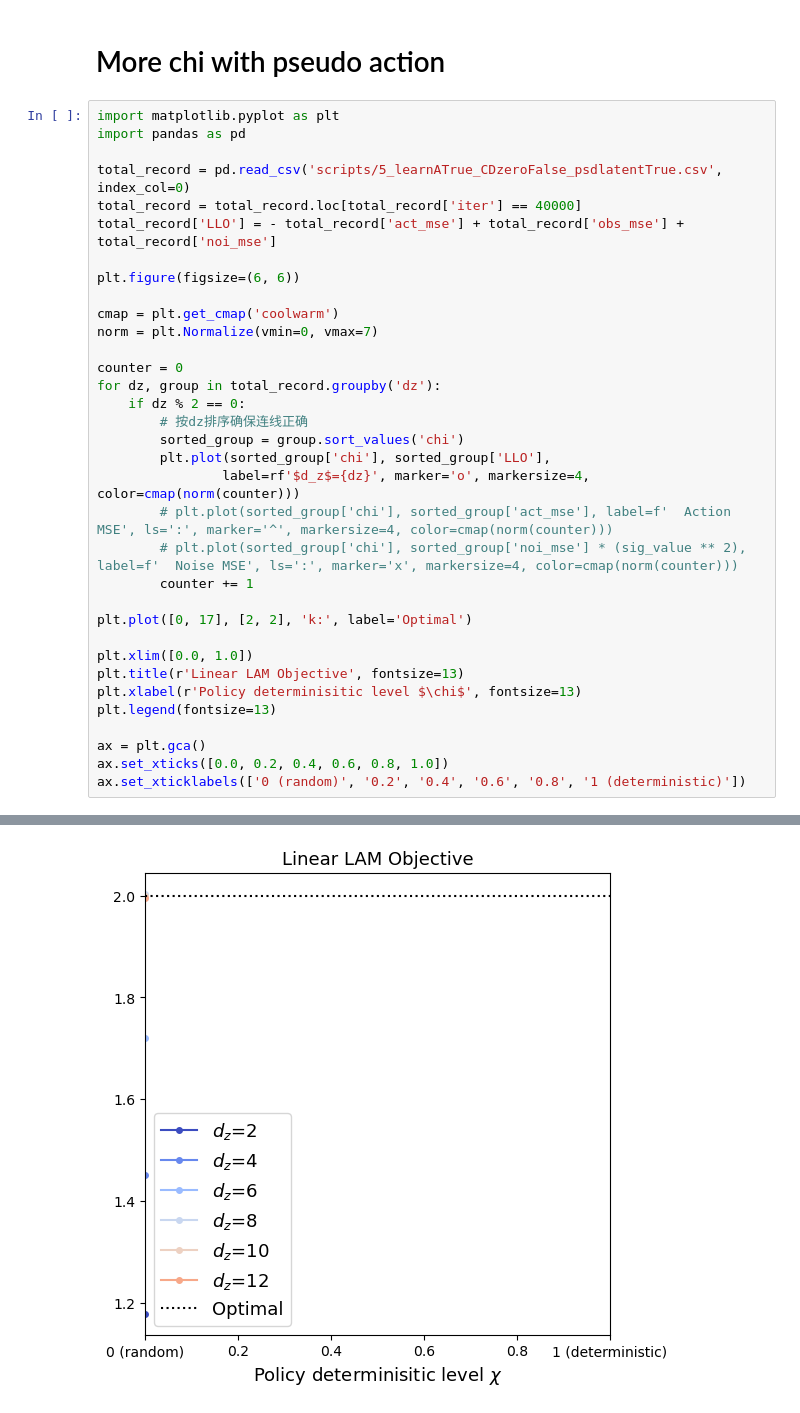
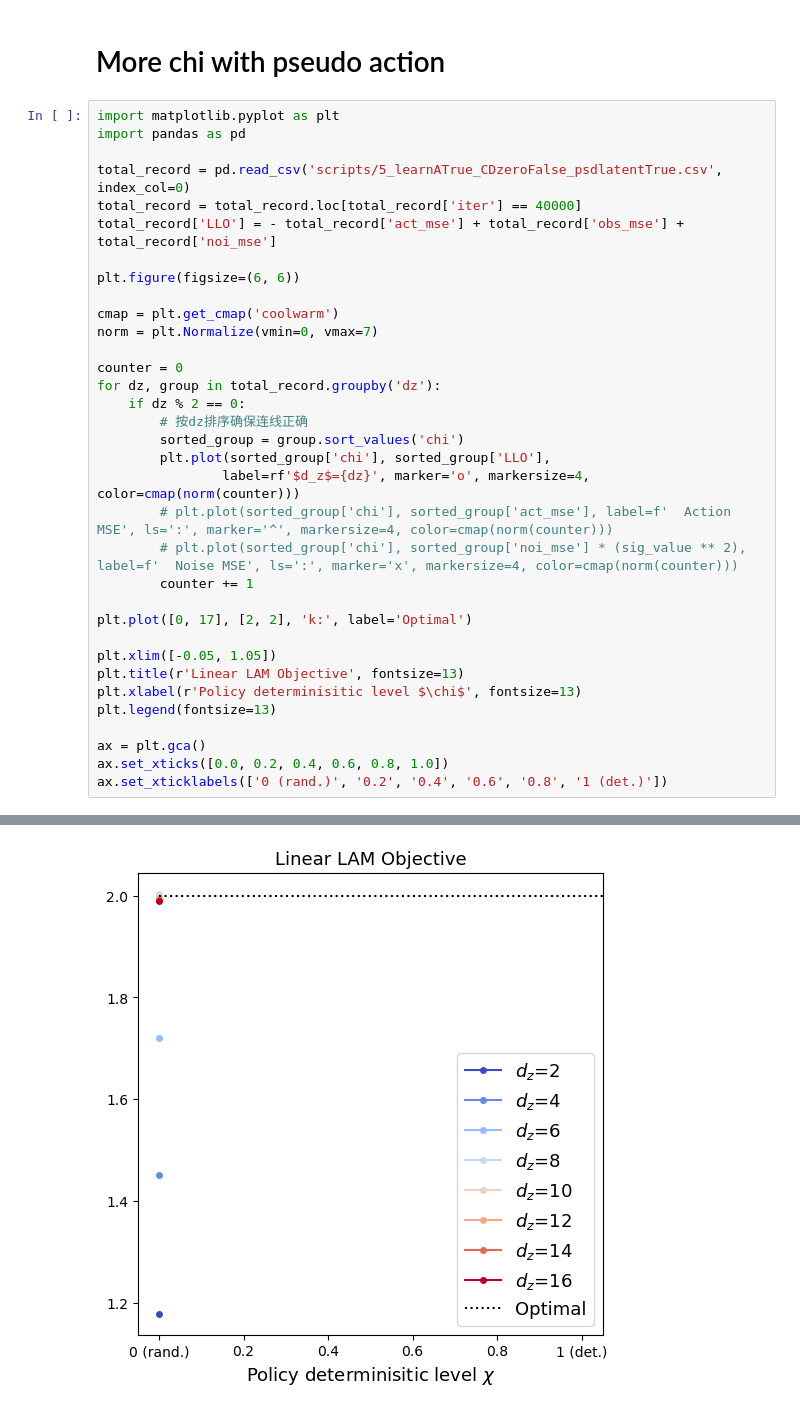
Before and after one commit to zhangchuheng123/LinearLAM, a Jupyter notebook: script20250319_new_5.ipynb, the cells around one changed output, grey strips where cells are left out. Cells and saved outputs as stored; diff of their text form.

```diff
--- a/script20250319_new_5.ipynb
+++ b/script20250319_new_5.ipynb
@@ -262,12 +262,12 @@ for dz, group in total_record.groupby('dz'):
 
 plt.plot([0, 17], [2, 2], 'k:', label='Optimal')
 
-plt.xlim([0.0, 1.0])
+plt.xlim([-0.05, 1.05])
 plt.title(r'Linear LAM Objective', fontsize=13)
 plt.xlabel(r'Policy determinisitic level $\chi$', fontsize=13)
 plt.legend(fontsize=13)
 
 ax = plt.gca()
 ax.set_xticks([0.0, 0.2, 0.4, 0.6, 0.8, 1.0])
-ax.set_xticklabels(['0 (random)', '0.2', '0.4', '0.6', '0.8', '1 (deterministic)'])
+ax.set_xticklabels(['0 (rand.)', '0.2', '0.4', '0.6', '0.8', '1 (det.)'])
 # %% [output]
@@ -280 +280 @@ ax.set_xticklabels(['0 (random)', '0.2', '0.4', '0.6', '0.8', '1 (deterministic)
-[figure, old version]
+[figure, new version]
```
Also changed, not shown: parts of 1 cell of this notebook, 3 other files.
